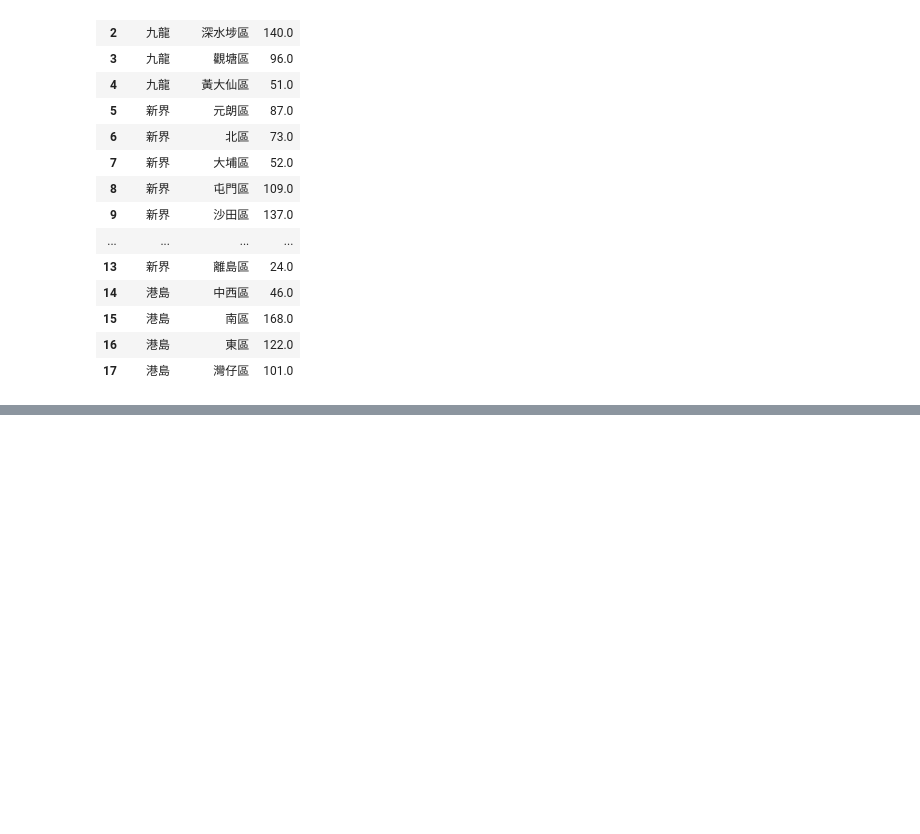
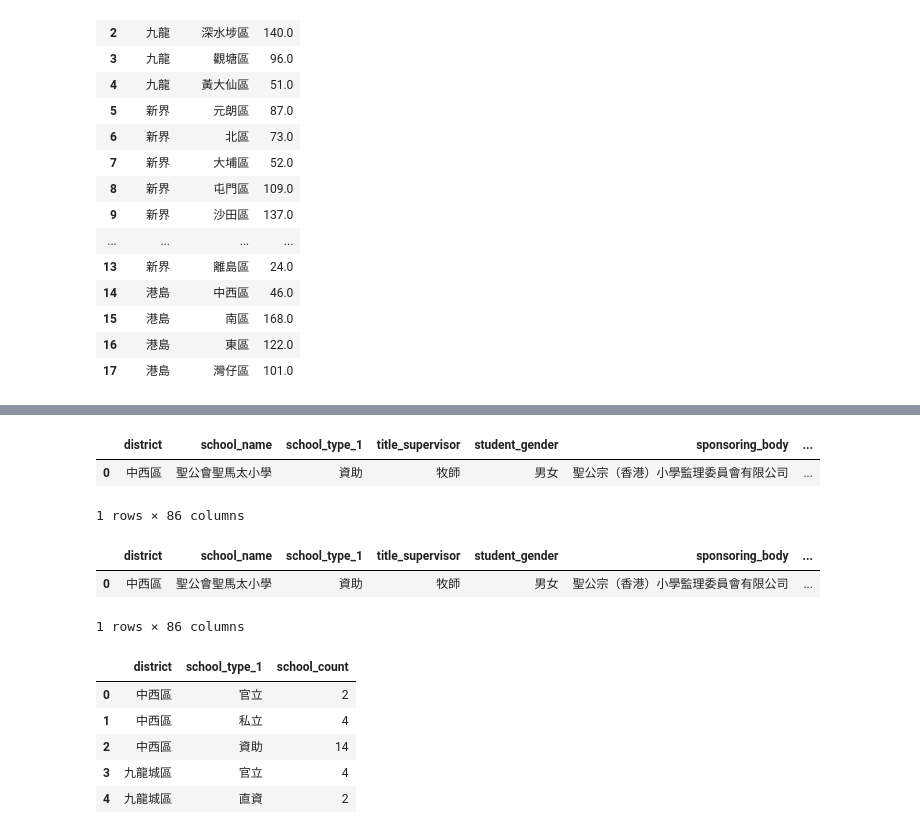
Before and after one commit to fltenwall/MasterStudy, a Jupyter notebook: 6001/6001_group.ipynb, the cells around one changed output, grey strips where cells are left out. Cells and saved outputs as stored; diff of their text form; code cells hidden in the pictures; blank space fills up the shorter version.

```diff
--- a/6001/6001_group.ipynb
+++ b/6001/6001_group.ipynb
@@ -126,0 +222,26 @@ result
+# %%
+schools_datasets.head(1)
+# %% [output]
+|  | district | school_name | school_type_1 | title_supervisor | student_gender | sponsoring_body | ... |
+| 0 | 中西區 | 聖公會聖馬太小學 | 資助 | 牧師 | 男女 | 聖公宗（香港）小學監理委員會有限公司 | ... |
+1 rows × 86 columns
+# %%
+schools_datasets.head(1)
+# %% [output]
+|  | district | school_name | school_type_1 | title_supervisor | student_gender | sponsoring_body | ... |
+| 0 | 中西區 | 聖公會聖馬太小學 | 資助 | 牧師 | 男女 | 聖公宗（香港）小學監理委員會有限公司 | ... |
+1 rows × 86 columns
+# %%
+district_and_school_type_1 = schools_datasets.groupby(['district', 'school_type_1']).size().reset_index(name='school_count')
+fig = px.sunburst(district_and_school_type_1, path=['district', 'school_type_1'], values='school_count',
+                  color='school_count')
+fig.show()
+# %%
+district_and_school_type_1.head(5)
+# %% [output]
+|  | district | school_type_1 | school_count |
+| 0 | 中西區 | 官立 | 2 |
+| 1 | 中西區 | 私立 | 4 |
+| 2 | 中西區 | 資助 | 14 |
+| 3 | 九龍城區 | 官立 | 4 |
+| 4 | 九龍城區 | 直資 | 2 |
```
Also changed, not shown: parts of 22 cells of this notebook, 12 other files.
